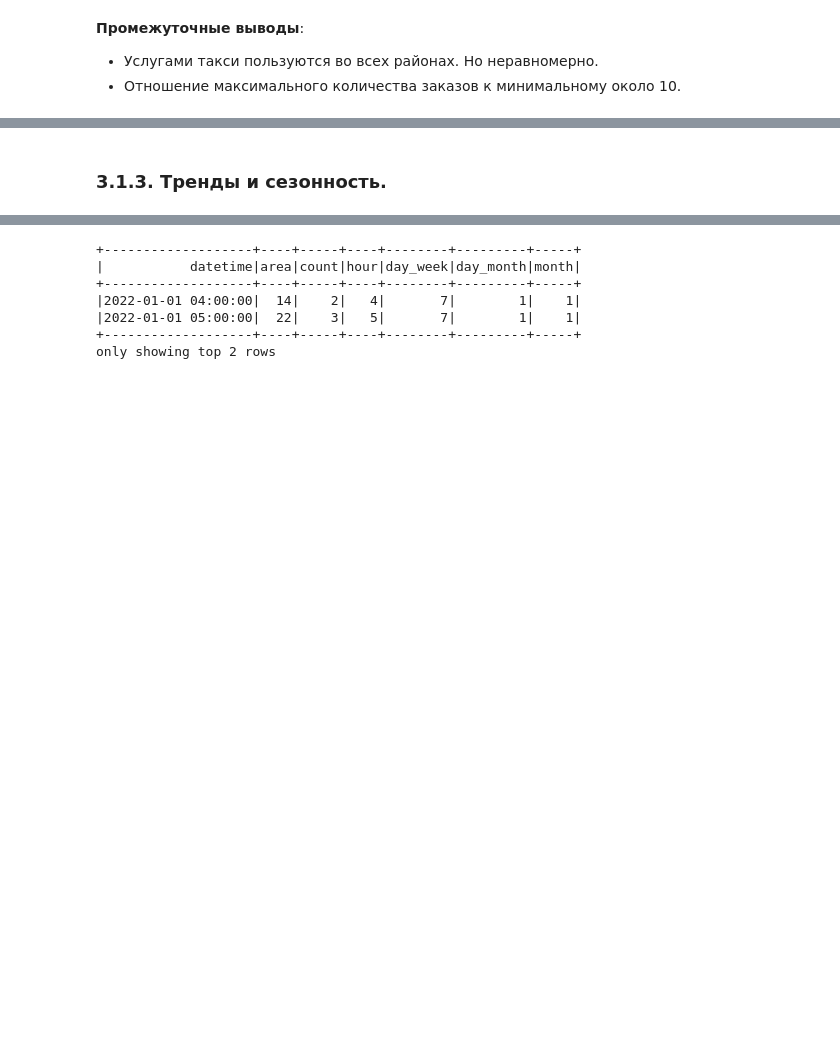
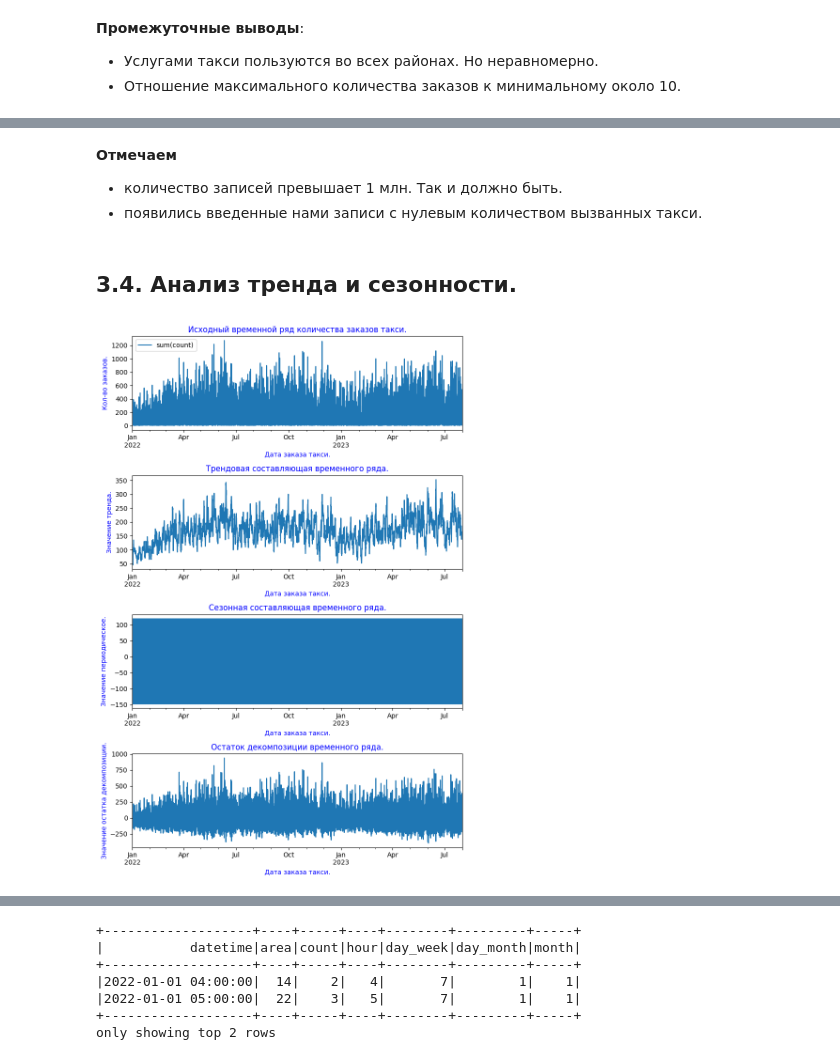
Before and after one commit to evgeniy-yandex/Data_Science, a Jupyter notebook: BigData_PySpark_taxi/BigData_pySPARK_taxi.ipynb, the cells around one changed output, grey strips where cells are left out. Drawn from its saved outputs; the diff is of its cells as text; code cells hidden in the pictures; blank space fills up the shorter version.

```diff
--- a/BigData_PySpark_taxi/BigData_pySPARK_taxi.ipynb
+++ b/BigData_PySpark_taxi/BigData_pySPARK_taxi.ipynb
@@ -631,2 +733,51 @@ del sort_area
+# %% [markdown]
+**Отмечаем**
+* количество записей превышает 1 млн. Так и должно быть.
+* появились введенные нами записи с нулевым количеством вызванных такси.
 # %% [markdown]
-### 3.1.3. Тренды и сезонность.
+## 3.4. Анализ тренда и сезонности.
+# %%
+# Для анализа тренда и сезонности переведём данные в Pandas:
+for_decompose = (data_hours_dec.
+                 groupBy('datetime').
+                 sum('count').
+                 toPandas()
+                )
+for_decompose.index = for_decompose['datetime']
+for_decompose = for_decompose.drop('datetime', axis=1)
+for_decompose.sort_index(inplace=True)
+
+df_decompose = for_decompose.resample('1H').sum()
+# %%
+# Разобъём наши данные на три составляющие: тренд, сезонность и остаток
+decomposed = seasonal_decompose(df_decompose)
+
+plt.figure(figsize=(8, 12))
+
+plt.subplot(411)
+df_decompose.plot(ax=plt.gca())
+plt.title("Исходный временной ряд количества заказов такси.", color = 'blue')
+plt.xlabel('Дата заказа такси.', color = 'blue')
+plt.ylabel('Кол-во заказов.', color = 'blue');
+
+plt.subplot(412)
+decomposed.trend.plot(ax=plt.gca())
+plt.title("Трендовая составляющая временного ряда.", color = 'blue')
+plt.xlabel('Дата заказа такси.', color = 'blue')
+plt.ylabel('Значение тренда.', color = 'blue');
+
+plt.subplot(413)
+decomposed.seasonal.plot(ax=plt.gca())
+plt.title("Сезонная составляющая временного ряда.", color = 'blue')
+plt.xlabel('Дата заказа такси.', color = 'blue')
+plt.ylabel('Значение периодическое.', color = 'blue');
+
+plt.subplot(414)
+decomposed.resid.plot(ax=plt.gca())
+plt.title("Остаток декомпозиции временного ряда.", color = 'blue')
+plt.xlabel('Дата заказа такси.', color = 'blue')
+plt.ylabel('Значение остатка декомпозиции.', color = 'blue');
+
+plt.tight_layout()
+# %% [output]
+[figure, added]
```
Also changed, not shown: parts of 71 cells of this notebook.
